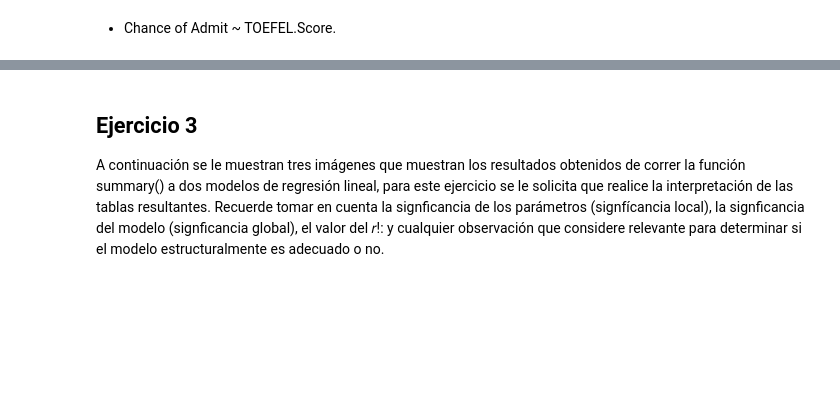
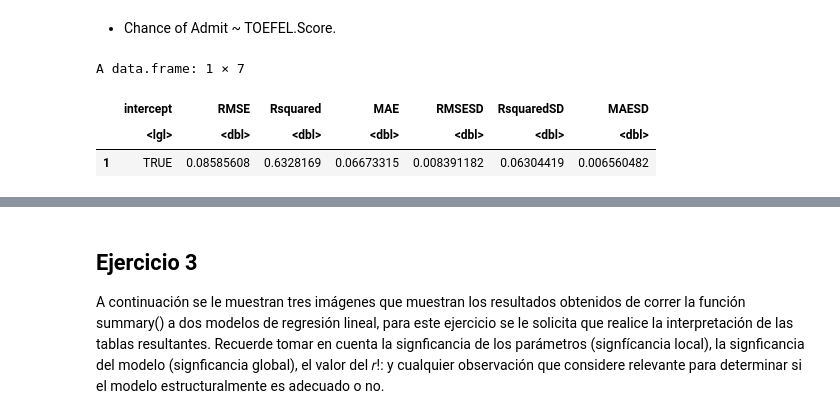
Before and after one commit to luisramilian95/econometria-lab3, a Jupyter notebook: lab3.ipynb, the cells around one changed output, grey strips where cells are left out. Drawn from its saved outputs; the diff is of its cells as text; code cells hidden in the pictures; blank space fills up the shorter version.

```diff
--- a/lab3.ipynb
+++ b/lab3.ipynb
@@ -172,2 +204,14 @@ also installing the dependencies ‘listenv’, ‘parallelly’, ‘future’,
 # %% [markdown]
 - Chance of Admit ~ TOEFEL.Score.
+# %%
+ctrl_toefel <- trainControl(method = "repeatedcv",
+                     repeats = 5)
+model_Toefel <- train(Chance.of.Admit ~  TOEFL.Score,, data = dataset,
+             method = "lm",
+             trControl = ctrl_toefel)
+model_Toefel$results
+# %% [output]
+A data.frame: 1 × 7
+|  | intercept | RMSE | Rsquared | MAE | RMSESD | RsquaredSD | MAESD |
+|  | <lgl> | <dbl> | <dbl> | <dbl> | <dbl> | <dbl> | <dbl> |
+| 1 | TRUE | 0.08585608 | 0.6328169 | 0.06673315 | 0.008391182 | 0.06304419 | 0.006560482 |
```
Also changed, not shown: parts of 27 cells of this notebook.
